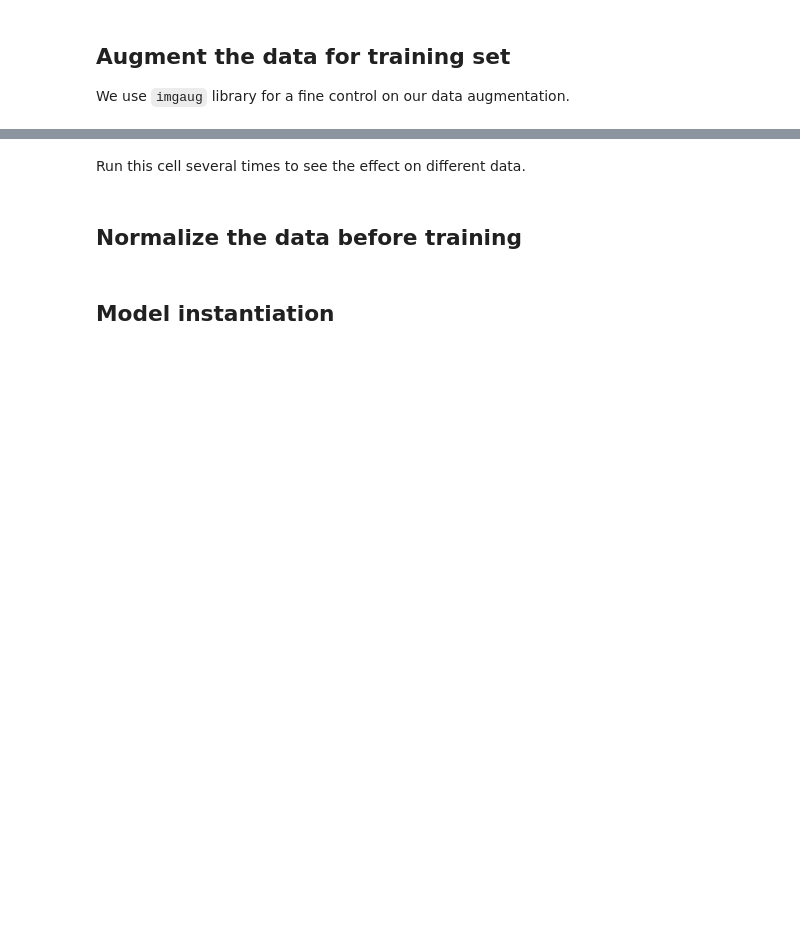
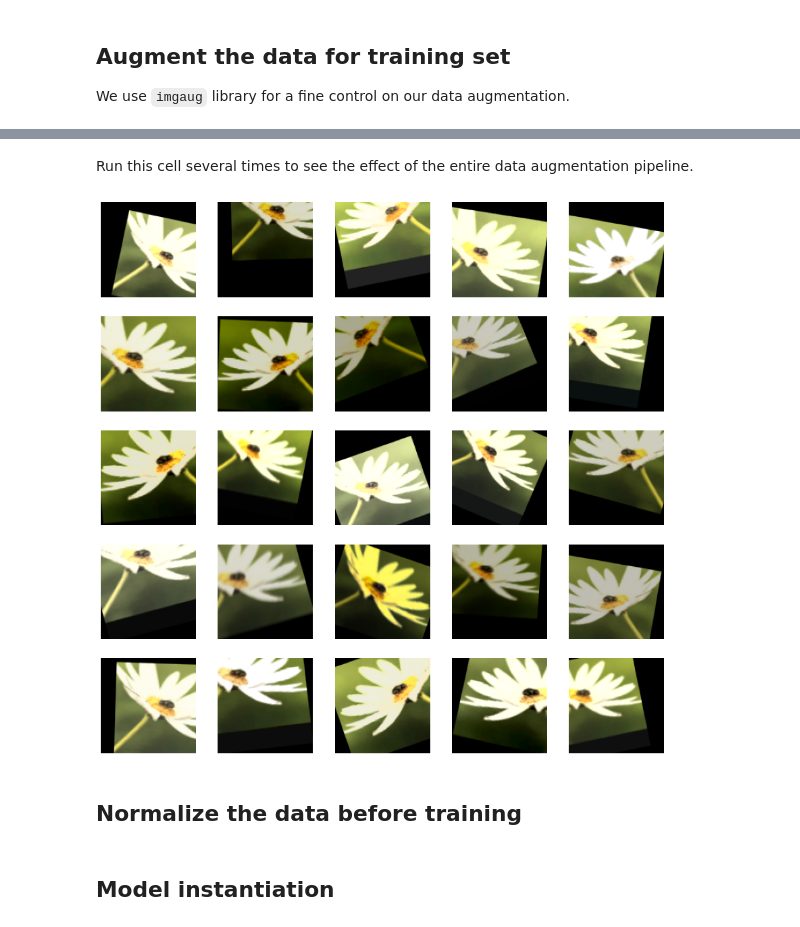
Before and after one commit to STMicroelectronics/stm32ai-wiki, a Jupyter notebook: AI_resources/VISION/transfer_learning/TransferLearning.ipynb, the cells around one changed output, grey strips where cells are left out. Cells and saved outputs as stored; diff of their text form; code cells hidden in the pictures; blank space fills up the shorter version.

```diff
--- a/AI_resources/VISION/transfer_learning/TransferLearning.ipynb
+++ b/AI_resources/VISION/transfer_learning/TransferLearning.ipynb
@@ -150,17 +188,19 @@ train_dataset = train_dataset.map(augmentation_function, num_parallel_calls=tf.d
 # %% [markdown]
-Run this cell several times to see the effect on different data.
+Run this cell several times to see the effect of the entire data augmentation pipeline.
 # %%
 # Run this cell several times to see the effect on different data
-for image, _ in train_dataset.unbatch().batch(1).take(1):
-  plt.figure(figsize=(15, 15))
-  img_dtype = image.dtype
-  for i in range(25):
-    ax = plt.subplot(5, 5, i + 1)
-    augmented_image = tf.numpy_function(augmenter.augment_images,
-                                        [image],
-                                        img_dtype)
-    plt.imshow(augmented_image[0])
-    plt.axis('off')
+image, _ = next(iter(train_dataset.unbatch().batch(1)))
+plt.figure(figsize=(15, 15))
+img_dtype = image.dtype
+for i in range(25):
+  ax = plt.subplot(5, 5, i + 1)
+  augmented_image = tf.numpy_function(augmenter.augment_images,
+                                      [image],
+                                      img_dtype)
+  plt.imshow(augmented_image[0])
+  plt.axis('off')
+# %% [output]
+[figure, added]
 # %% [markdown]
 ## Normalize the data before training
 # %%
```
Also changed, not shown: parts of 14 cells of this notebook.
